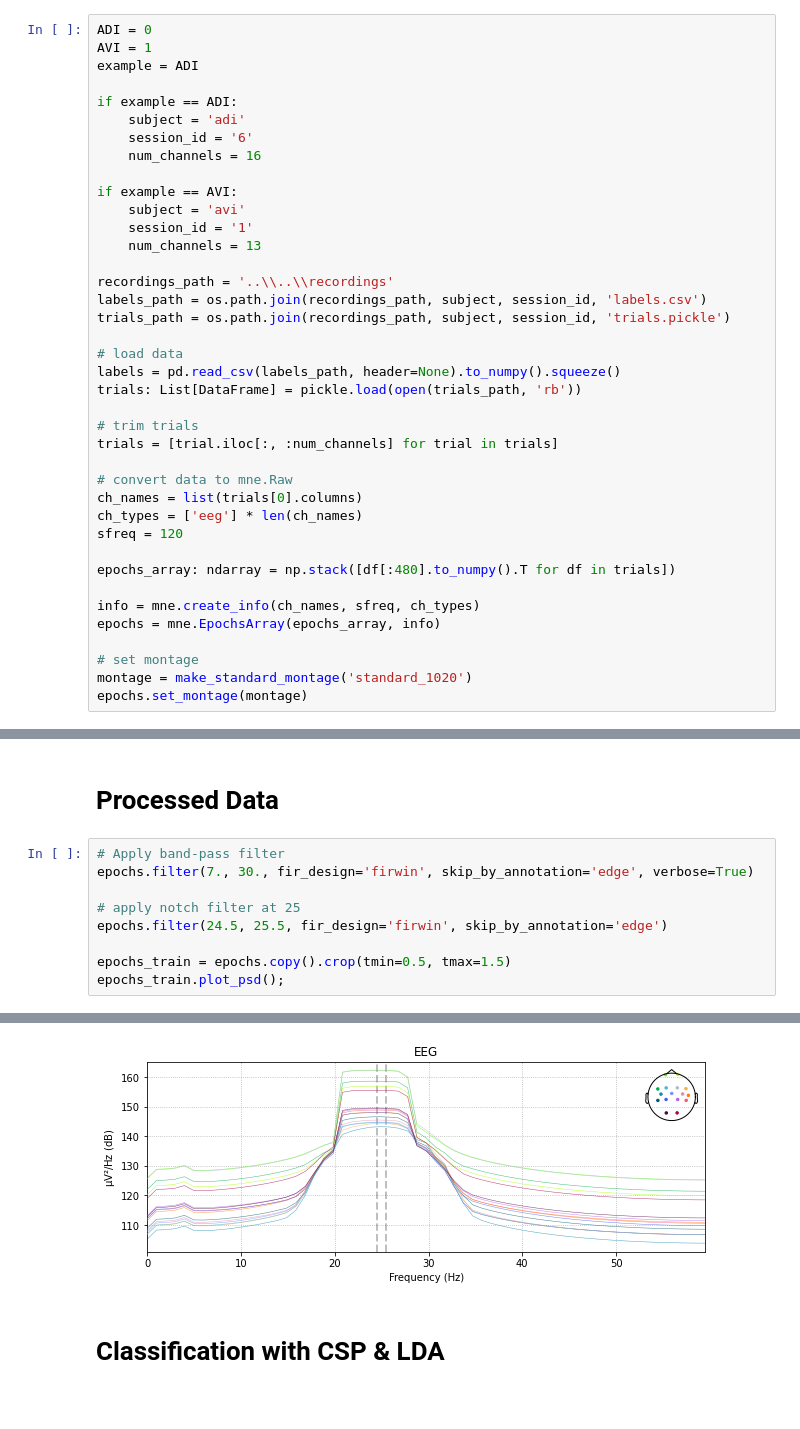
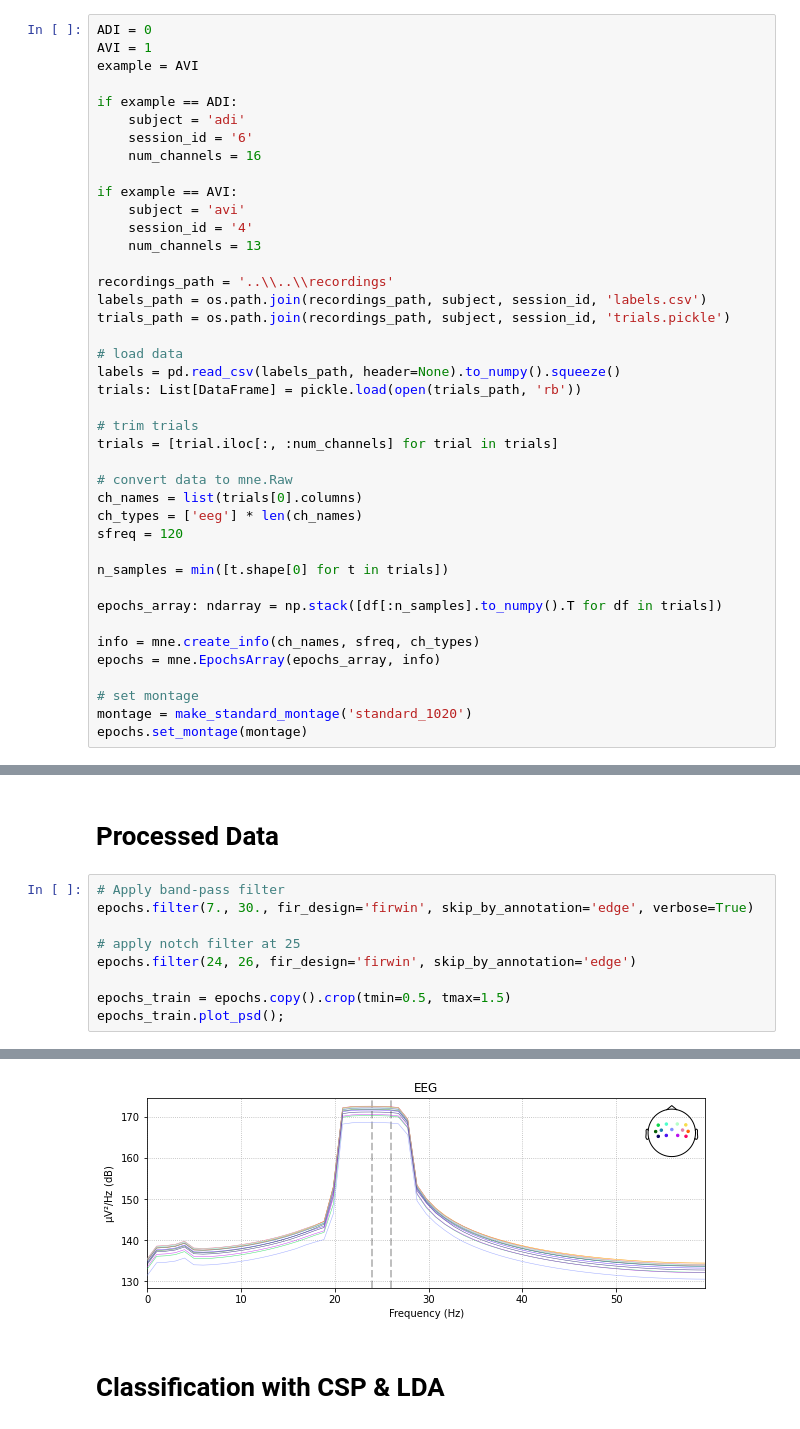
Before and after one commit to evyatarluv/bci4als, a Jupyter notebook: examples/notebooks/csp_lda.ipynb, the cells around one changed output, grey strips where cells are left out. Drawn from its saved outputs; the diff is of its cells as text.

```diff
--- a/examples/notebooks/csp_lda.ipynb
+++ b/examples/notebooks/csp_lda.ipynb
@@ -24,7 +24,7 @@ Select between ADI and AVI
 # %%
 ADI = 0
 AVI = 1
-example = ADI
+example = AVI
 
 if example == ADI:
     subject = 'adi'
@@ -33,7 +33,7 @@ if example == ADI:
 
 if example == AVI:
     subject = 'avi'
-    session_id = '1'
+    session_id = '4'
     num_channels = 13
 
 recordings_path = '..\\..\\recordings'
@@ -52,7 +52,9 @@ ch_names = list(trials[0].columns)
 ch_types = ['eeg'] * len(ch_names)
 sfreq = 120
 
-epochs_array: ndarray = np.stack([df[:480].to_numpy().T for df in trials])
+n_samples = min([t.shape[0] for t in trials])
+
+epochs_array: ndarray = np.stack([df[:n_samples].to_numpy().T for df in trials])
 
 info = mne.create_info(ch_names, sfreq, ch_types)
 epochs = mne.EpochsArray(epochs_array, info)
@@ -75,26 +77,26 @@ epochs.plot_psd();
 # %%
 # Apply band-pass filter
 epochs.filter(7., 30., fir_design='firwin', skip_by_annotation='edge', verbose=True)
 
 # apply notch filter at 25
-epochs.filter(24.5, 25.5, fir_design='firwin', skip_by_annotation='edge')
+epochs.filter(24, 26, fir_design='firwin', skip_by_annotation='edge')
 
 epochs_train = epochs.copy().crop(tmin=0.5, tmax=1.5)
 epochs_train.plot_psd();
 # %% [output]
 Setting up band-pass filter from 7 - 30 Hz
 
 FIR filter parameters
 ---------------------
 Designing a one-pass, zero-phase, non-causal bandpass filter:
 - Windowed time-domain design (firwin) method
 - Hamming window with 0.0194 passband ripple and 53 dB stopband attenuation
 - Lower passband edge: 7.00
 - Lower transition bandwidth: 2.00 Hz (-6 dB cutoff frequency: 6.00 Hz)
 - Upper passband edge: 30.00 Hz
 - Upper transition bandwidth: 7.50 Hz (-6 dB cutoff frequency: 33.75 Hz)
 - Filter length: 199 samples (1.658 sec)
-[figure, old version]
+[figure, new version]
 # %% [markdown]
 # Classification with CSP & LDA
 # %%
```
Also changed, not shown: parts of 4 cells of this notebook, 6 other files.
